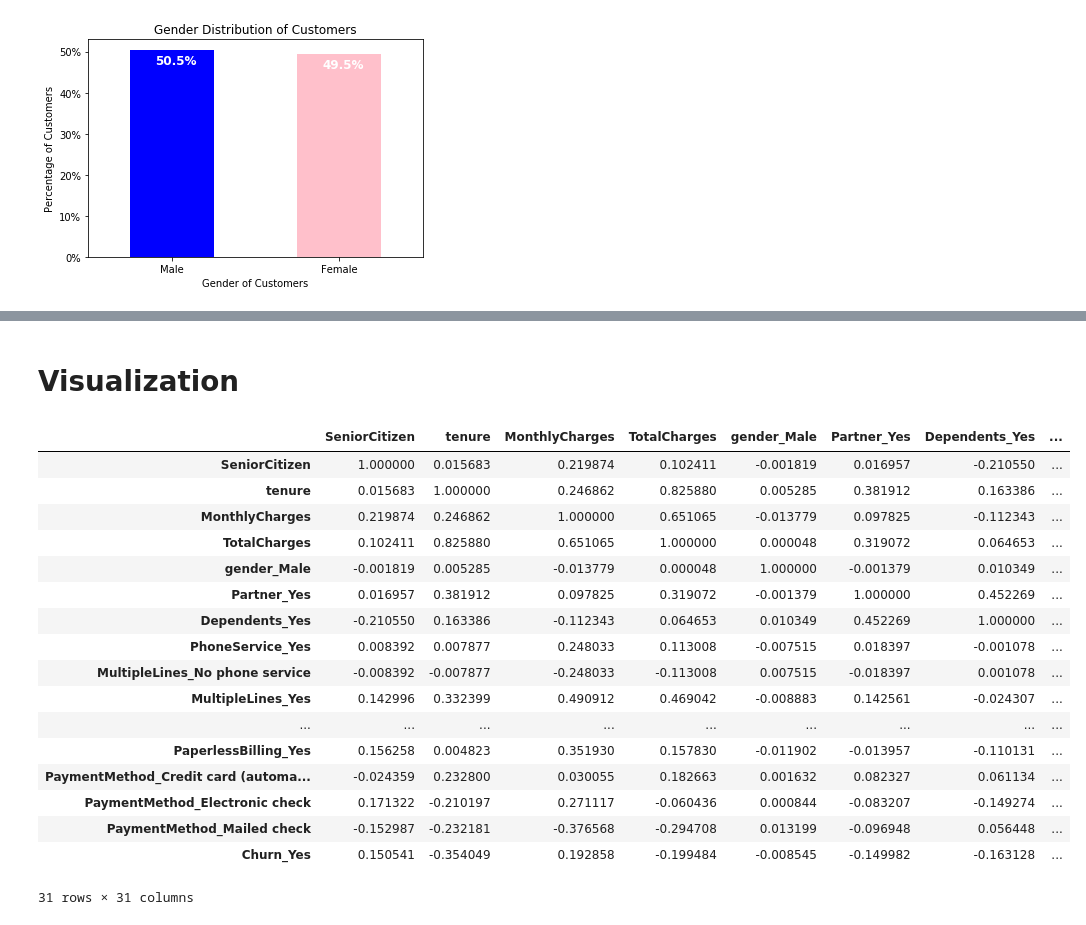
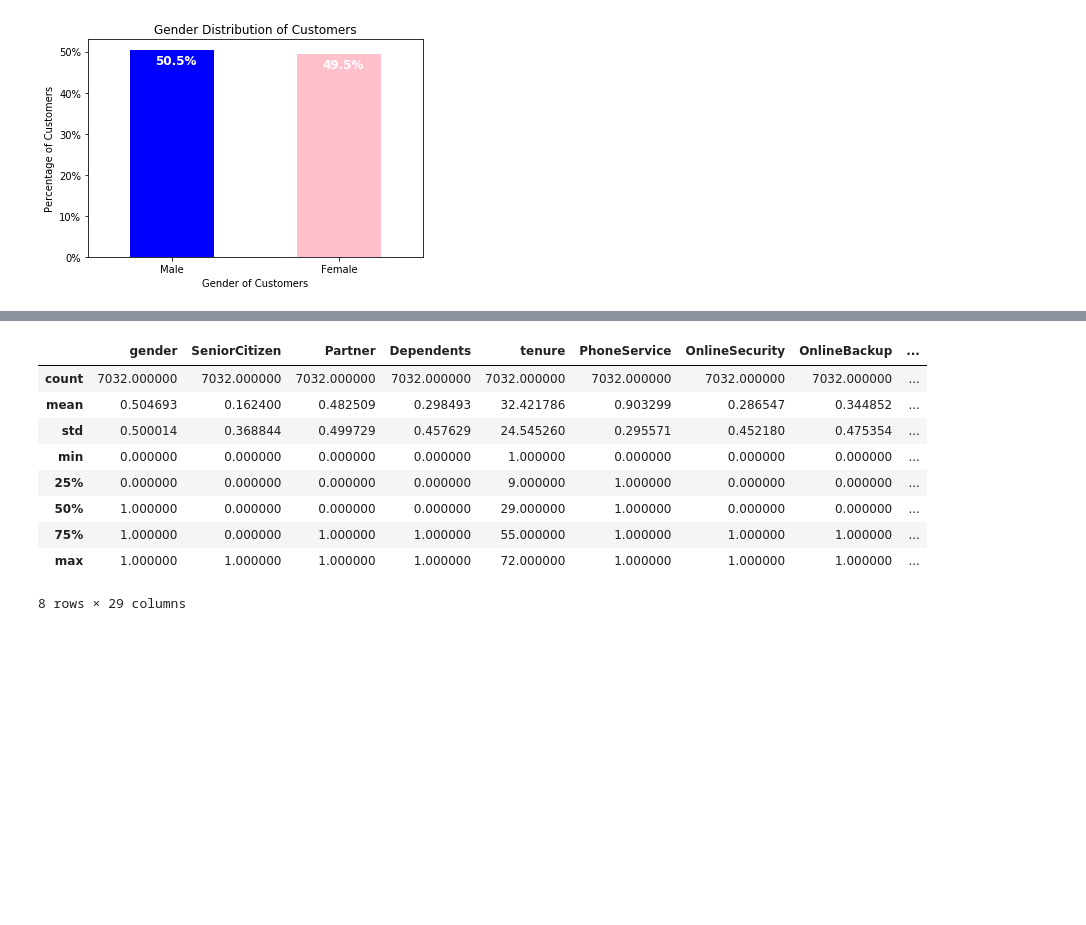
Before and after one commit to Dikshali/Customer-Retention-Predictive-model, a Jupyter notebook: FinalProject/FinalProject.ipynb, the cells around one changed output, grey strips where cells are left out. Drawn from its saved outputs; the diff is of its cells as text; code cells hidden in the pictures; blank space fills up the shorter version.

```diff
--- a/FinalProject/FinalProject.ipynb
+++ b/FinalProject/FinalProject.ipynb
@@ -247,3 +237,0 @@ Creating dummy columns(One-hot-encoding)
-# %%
-cat_cols = df.select_dtypes(include='object')
-df = pd.get_dummies(data = df,columns =  cat_cols.columns, drop_first=True)
@@ -249,0 +338,34 @@ df = pd.get_dummies(data = df,columns =  cat_cols.columns, drop_first=True)
+# %%
+from sklearn.preprocessing import LabelEncoder
+from sklearn.preprocessing import StandardScaler
+
+##copy data
+tel_df = df.copy()
+#Drop tenure group column
+df = df.drop(columns = "tenure_group",axis = 1)
+
+#customer id col
+Id_col     = ['customerID']
+#Target columns
+target_col = ["Churn"]
+#categorical columns
+cat_cols   = df.nunique()[df.nunique() < 6].keys().tolist()
+cat_cols   = [x for x in cat_cols if x not in target_col]
+#numerical columns
+num_cols   = [x for x in df.columns if x not in cat_cols + target_col + Id_col]
+#Binary columns with 2 values
+bin_cols   = df.nunique()[df.nunique() == 2].keys().tolist()
+#Columns more than 2 values
+multi_cols = [i for i in cat_cols if i not in bin_cols]
+
+#Label encoding Binary columns
+le = LabelEncoder()
+for i in bin_cols :
+    df[i] = le.fit_transform(df[i])
+
+#Duplicating columns for multi value columns
+df = pd.get_dummies(data = df,columns = multi_cols )
+
+#Dropping customerId column
+df = df.iloc[:,1:]
+df.head()
@@ -260,25 +400,15 @@ df.head()
-# %% [markdown]
-# Visualization
 # %%
-df.corr()
+df.describe()
 # %% [output]
-|  | SeniorCitizen | tenure | MonthlyCharges | TotalCharges | gender_Male | Partner_Yes | Dependents_Yes | ... |
-| SeniorCitizen | 1.000000 | 0.015683 | 0.219874 | 0.102411 | -0.001819 | 0.016957 | -0.210550 | ... |
-| tenure | 0.015683 | 1.000000 | 0.246862 | 0.825880 | 0.005285 | 0.381912 | 0.163386 | ... |
-| MonthlyCharges | 0.219874 | 0.246862 | 1.000000 | 0.651065 | -0.013779 | 0.097825 | -0.112343 | ... |
-| TotalCharges | 0.102411 | 0.825880 | 0.651065 | 1.000000 | 0.000048 | 0.319072 | 0.064653 | ... |
-| gender_Male | -0.001819 | 0.005285 | -0.013779 | 0.000048 | 1.000000 | -0.001379 | 0.010349 | ... |
-| Partner_Yes | 0.016957 | 0.381912 | 0.097825 | 0.319072 | -0.001379 | 1.000000 | 0.452269 | ... |
-| Dependents_Yes | -0.210550 | 0.163386 | -0.112343 | 0.064653 | 0.010349 | 0.452269 | 1.000000 | ... |
-| PhoneService_Yes | 0.008392 | 0.007877 | 0.248033 | 0.113008 | -0.007515 | 0.018397 | -0.001078 | ... |
-| MultipleLines_No phone service | -0.008392 | -0.007877 | -0.248033 | -0.113008 | 0.007515 | -0.018397 | 0.001078 | ... |
-| MultipleLines_Yes | 0.142996 | 0.332399 | 0.490912 | 0.469042 | -0.008883 | 0.142561 | -0.024307 | ... |
-| ... | ... | ... | ... | ... | ... | ... | ... | ... |
-| PaperlessBilling_Yes | 0.156258 | 0.004823 | 0.351930 | 0.157830 | -0.011902 | -0.013957 | -0.110131 | ... |
-| PaymentMethod_Credit card (automa... | -0.024359 | 0.232800 | 0.030055 | 0.182663 | 0.001632 | 0.082327 | 0.061134 | ... |
-| PaymentMethod_Electronic check | 0.171322 | -0.210197 | 0.271117 | -0.060436 | 0.000844 | -0.083207 | -0.149274 | ... |
-| PaymentMethod_Mailed check | -0.152987 | -0.232181 | -0.376568 | -0.294708 | 0.013199 | -0.096948 | 0.056448 | ... |
-| Churn_Yes | 0.150541 | -0.354049 | 0.192858 | -0.199484 | -0.008545 | -0.149982 | -0.163128 | ... |
+|  | gender | SeniorCitizen | Partner | Dependents | tenure | PhoneService | OnlineSecurity | OnlineBackup | ... |
+| count | 7032.000000 | 7032.000000 | 7032.000000 | 7032.000000 | 7032.000000 | 7032.000000 | 7032.000000 | 7032.000000 | ... |
+| mean | 0.504693 | 0.162400 | 0.482509 | 0.298493 | 32.421786 | 0.903299 | 0.286547 | 0.344852 | ... |
+| std | 0.500014 | 0.368844 | 0.499729 | 0.457629 | 24.545260 | 0.295571 | 0.452180 | 0.475354 | ... |
+| min | 0.000000 | 0.000000 | 0.000000 | 0.000000 | 1.000000 | 0.000000 | 0.000000 | 0.000000 | ... |
+| 25% | 0.000000 | 0.000000 | 0.000000 | 0.000000 | 9.000000 | 1.000000 | 0.000000 | 0.000000 | ... |
+| 50% | 1.000000 | 0.000000 | 0.000000 | 0.000000 | 29.000000 | 1.000000 | 0.000000 | 0.000000 | ... |
+| 75% | 1.000000 | 0.000000 | 1.000000 | 1.000000 | 55.000000 | 1.000000 | 1.000000 | 1.000000 | ... |
+| max | 1.000000 | 1.000000 | 1.000000 | 1.000000 | 72.000000 | 1.000000 | 1.000000 | 1.000000 | ... |
-31 rows × 31 columns
+8 rows × 29 columns
 # %%
 plt.figure(figsize=(15,8))
```
Also changed, not shown: parts of 36 cells of this notebook.
